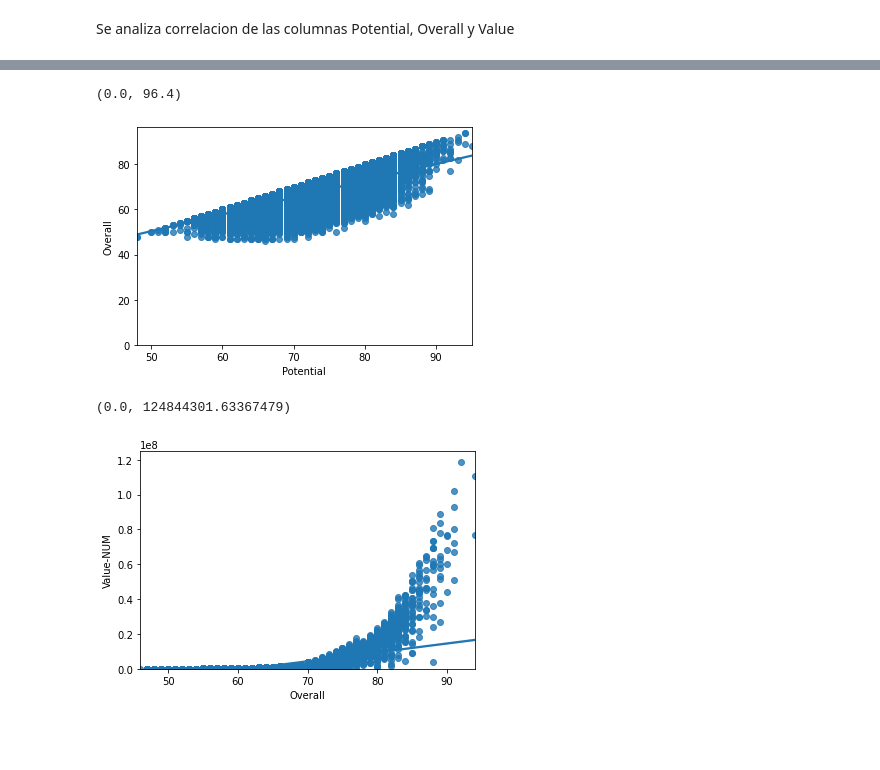
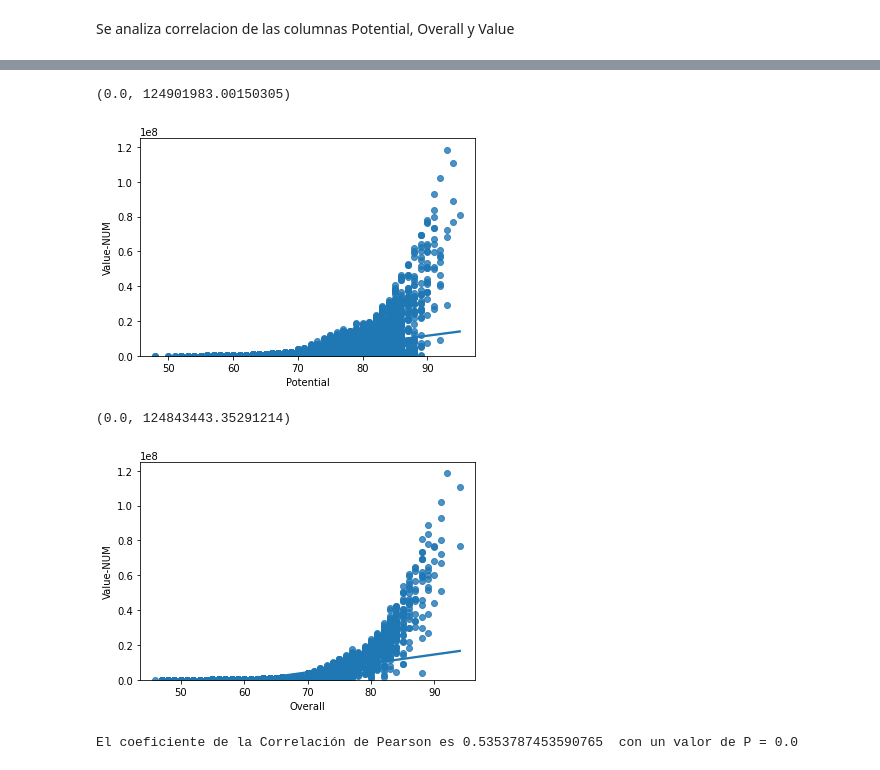
Before and after one commit to KenderWebos/python-data-science, a Jupyter notebook: tarea_4/Main/tarea4-fifa.ipynb, the cells around one changed output, grey strips where cells are left out. Drawn from its saved outputs; the diff is of its cells as text; code cells hidden in the pictures; blank space fills up the shorter version.

```diff
--- a/tarea_4/Main/tarea4-fifa.ipynb
+++ b/tarea_4/Main/tarea4-fifa.ipynb
@@ -10,5 +21,6 @@ Se carga el data set
 # %%
-df = pd.read_csv('fifa_data.csv')
+path = '../dataframe/fifa_data.csv'
+df = pd.read_csv(path)
 len(df)
 # %% [output]
 18207
@@ -75,9 +71,9 @@ for valor in df['Value']:
         #print("-> ", valor[1:-1], "--> ", valor)
         #print(float(valor[1:-1])*1000000)
         valores.append(float(valor[1:-1])*1000000)
-    elif(valor[-1:] == 'K'):
-        #print("-> ", valor[1:-1], "--> ", valor)
-        #print(float(valor[1:-1])*1000)
+    if(valor[-1:] == 'K'):
+        # print("-> ", valor[1:-1], "--> ", valor)
+        # print(float(valor[1:-1])*1000)
         valores.append(float(valor[1:-1])*1000)
 # %%
 encabezado = ['Value-NUM']
@@ -117,7 +111,8 @@ array([1.105e+08, 7.700e+07, 1.185e+08, 7.200e+07, 1.020e+08, 9.300e+07,
 # %%
 df.replace(' ', np.nan, inplace = True)
 df.replace('', np.nan, inplace = True)
-df["Value-NUM"].replace(np.nan, 0, inplace=True)
+# df["Value-NUM"].replace(np.nan, 0, inplace=True)
+df = df[df['Value-NUM'].notna()]
 # %%
 df['Value-NUM'].unique()
 # %% [output]
@@ -150,12 +159,18 @@ df[['Potential', 'Overall','Value-NUM']].corr()
 # %%
-sns.regplot(x="Potential", y="Overall", data=df)
+sns.regplot(x="Potential", y="Value-NUM", data=df)
 plt.ylim(0,)
 # %% [output]
-(0.0, 96.4)
+(0.0, 124901983.00150305)
-[figure, old version]
+[figure, new version]
 # %%
 sns.regplot(x="Overall", y="Value-NUM", data=df)
 plt.ylim(0,)
 # %% [output]
-(0.0, 124844301.63367479)
+(0.0, 124843443.35291214)
-[figure, old version]
+[figure, new version]
+# %%
+from scipy import stats
+coeficiente_pearson, valor_p = stats.pearsonr(df['Potential'], df['Value-NUM'])
+print("El coeficiente de la Correlación de Pearson es", coeficiente_pearson, " con un valor de P =", valor_p)
+# %% [output]
+El coeficiente de la Correlación de Pearson es 0.5353787453590765  con un valor de P = 0.0
```
Also changed, not shown: parts of 14 cells of this notebook.
